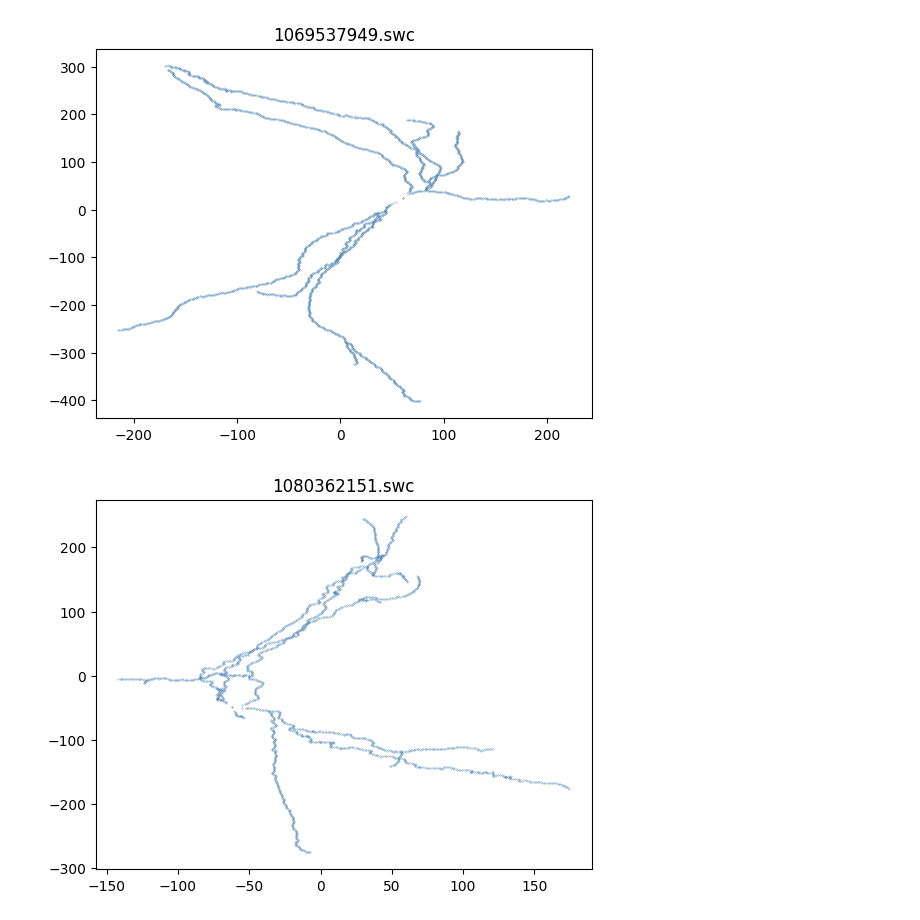
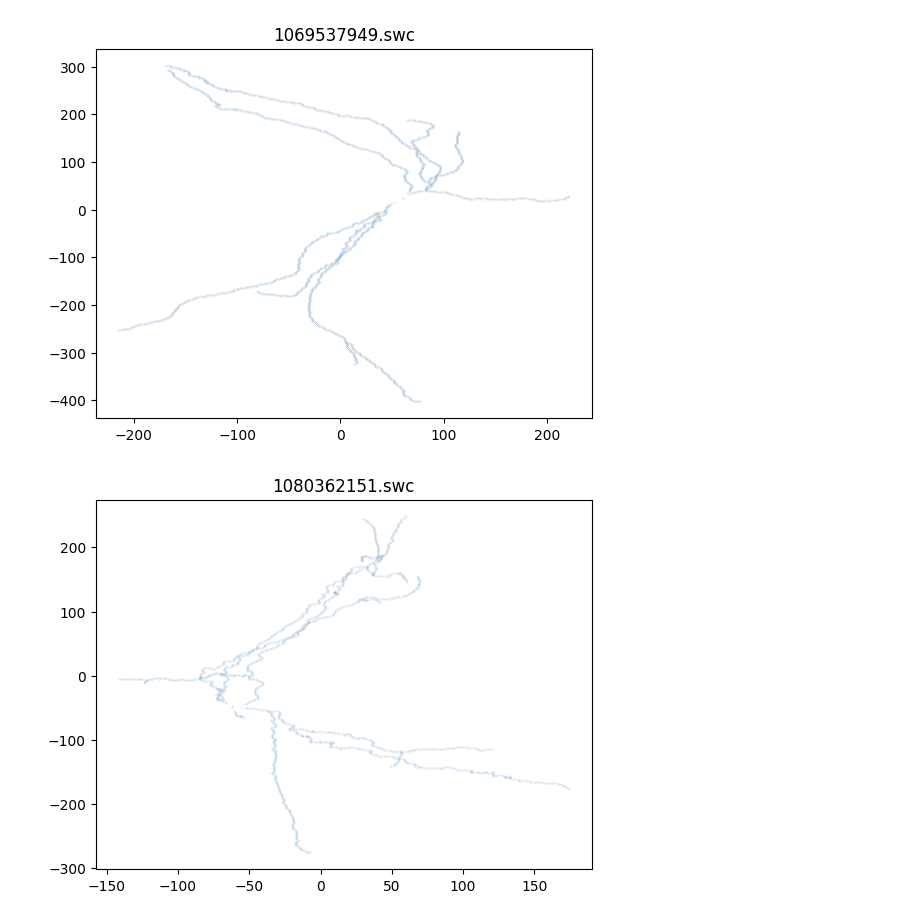
Before and after one commit to AllenInstitute/ARBORS, a Jupyter notebook: tree_comparison/TestTrees/test_tree_viz.ipynb, the cells around one changed output. Drawn from its saved outputs; the diff is of its cells as text; code cells hidden in the pictures.

```diff
--- a/tree_comparison/TestTrees/test_tree_viz.ipynb
+++ b/tree_comparison/TestTrees/test_tree_viz.ipynb
@@ -6,23 +6,23 @@ import matplotlib.pyplot as plt
 # %%
 root = r'\\allen\programs\celltypes\workgroups\mousecelltypes\SarahWB\github_projects\tree_comparison\tree_comparison\TestTrees\*.swc'
 for file in glob.glob(root):
     fig, ax = plt.subplots(nrows=1, ncols=1)
     nrn = morphology_from_swc(file)
     swc_name = file.rsplit('\\',1)[1]
     if swc_name[0] == '1':
         scat = True
         lw = 0.01
-        ds = 0.01
+        ds = 0.005
     else:
         scat = True
         lw = 0.5
         ds = None
     basic_morph_plot(nrn, ax, scatter=scat, scatter_roots=False, scatter_soma=False, soma_dot_size=0, plot_soma=False, line_w=lw, dotsize=ds)
     ax.set_title(file.rsplit('\\',1)[1])
     fig.savefig(file.replace('.swc', '.pdf'))
 # %% [output]
-[figure, old version]
+[figure, new version]
-[figure, old version]
+[figure, new version]
 [figure]
 [figure]
 [figure]
```
Also changed, not shown: parts of 1 cell of this notebook, 1 other file.
